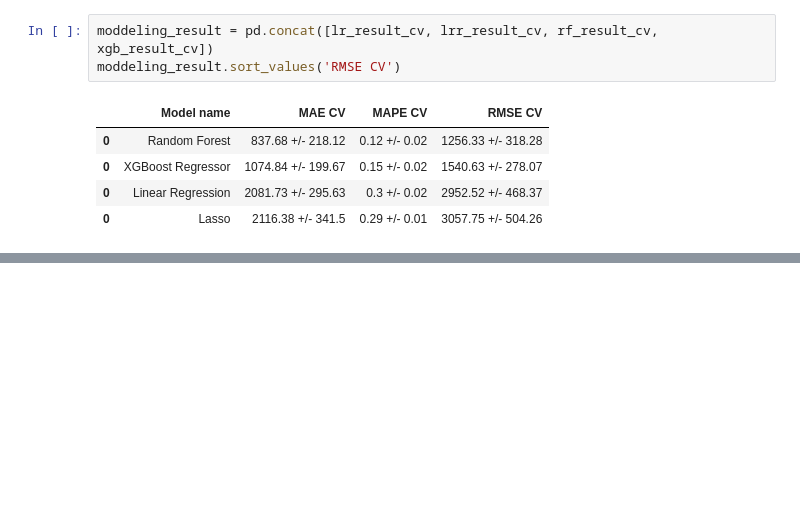
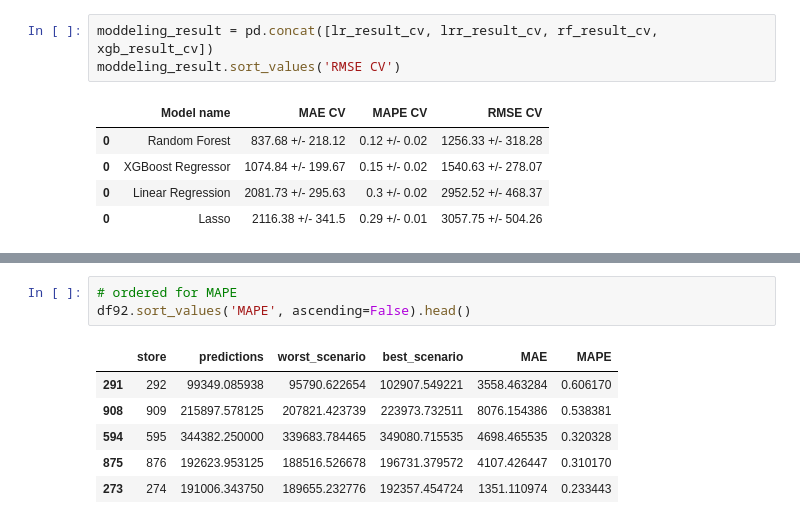
Before and after one commit to rmouram/sales_prediction, a Jupyter notebook: v1.0_store_sales_prediction.ipynb, the cells around one changed output, grey strips where cells are left out. Cells and saved outputs as stored; diff of their text form; blank space fills up the shorter version.

```diff
--- a/v1.0_store_sales_prediction.ipynb
+++ b/v1.0_store_sales_prediction.ipynb
@@ -1287,0 +1334,10 @@ mo.close()
+# %%
+# ordered for MAPE
+df92.sort_values('MAPE', ascending=False).head()
+# %% [output]
+|  | store | predictions | worst_scenario | best_scenario | MAE | MAPE |
+| 291 | 292 | 99349.085938 | 95790.622654 | 102907.549221 | 3558.463284 | 0.606170 |
+| 908 | 909 | 215897.578125 | 207821.423739 | 223973.732511 | 8076.154386 | 0.538381 |
+| 594 | 595 | 344382.250000 | 339683.784465 | 349080.715535 | 4698.465535 | 0.320328 |
+| 875 | 876 | 192623.953125 | 188516.526678 | 196731.379572 | 4107.426447 | 0.310170 |
+| 273 | 274 | 191006.343750 | 189655.232776 | 192357.454724 | 1351.110974 | 0.233443 |
```
Also changed, not shown: parts of 27 cells of this notebook.
